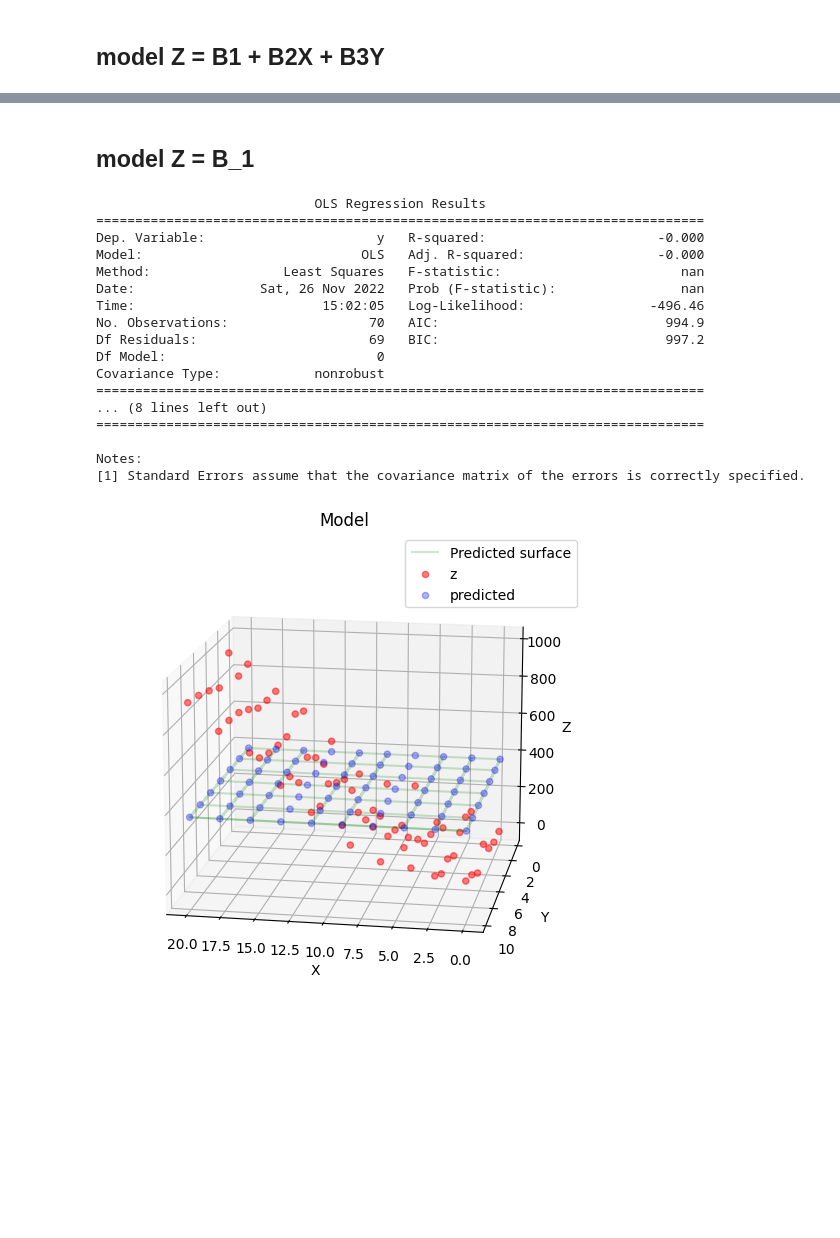
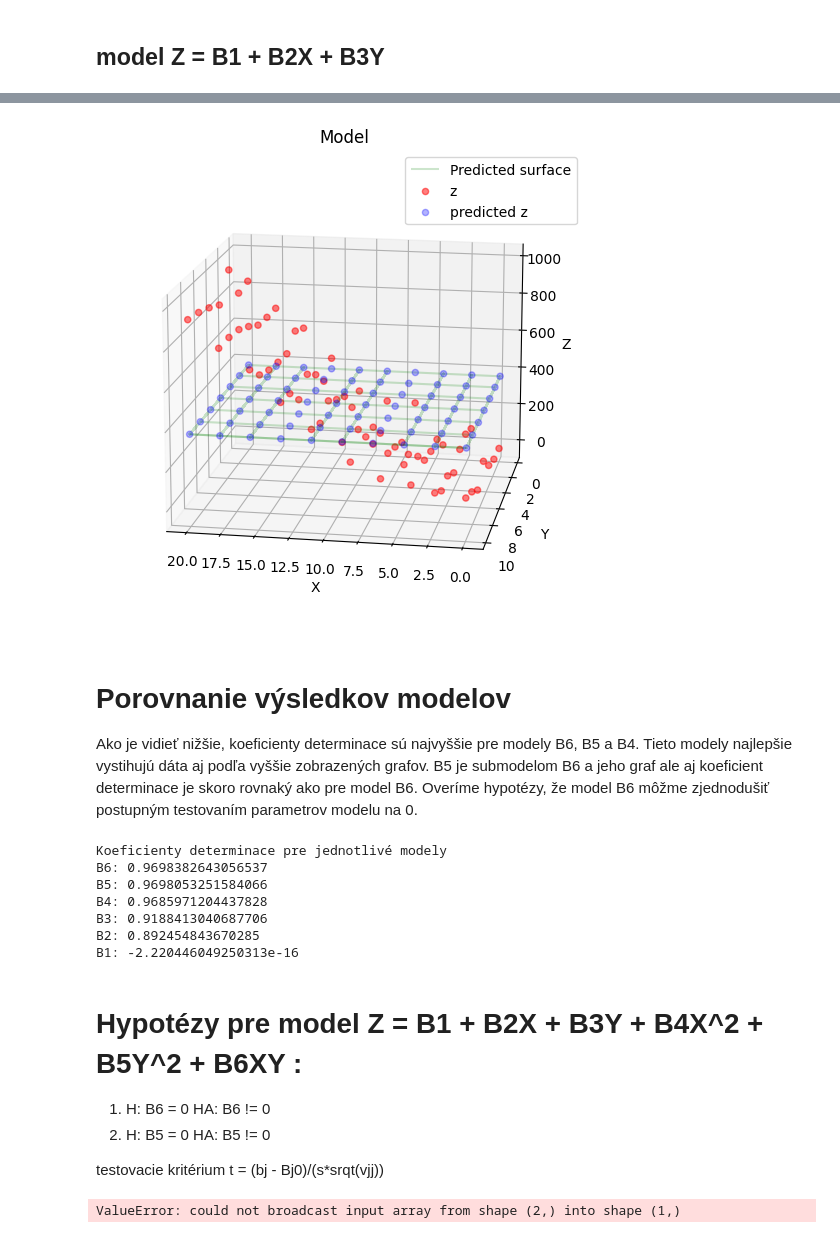
Before and after one commit to dnosko/MSP, a Jupyter notebook: msp.ipynb, the cells around one changed output, grey strips where cells are left out. Cells and saved outputs as stored; diff of their text form; code cells hidden in the pictures; blank space fills up the shorter version.

```diff
--- a/msp.ipynb
+++ b/msp.ipynb
@@ -145,7 +145,8 @@ Notes:
 ## model Z = B1 + B2X + B3Y + B4X^2 + B5Y^2
 # %%
 model_params = lambda x,y : (x,y,x**2,y**2)
-model_B5 = regression(*model_params(X,Y))
+modelB5 = regression(*(X,Y,X**2,Y**2))
+models['B5']=modelB5
 # %% [output]
                             OLS Regression Results
 ==============================================================================
@@ -191,0 +171,4 @@ Notes:
+# %%
+
+modelB4 = regression(*(X,Y,X**2))
+models['B4']=modelB4
@@ -193,7 +195,8 @@ Notes:
 ## model Z = B1 + B2X + B3Y
 # %%
 
-model_B3 = regression(*(X,Y))
+modelB3 = regression(*(X,Y))
+models['B3']=modelB3
 # %% [output]
                             OLS Regression Results
 ==============================================================================
@@ -215,0 +221,3 @@ Notes:
+# %%
+modelB2 = regression((X))
+models['B2']=modelB2
@@ -239,28 +245,38 @@ Notes:
-# %% [markdown]
-## model Z = B_1
 # %%
 F = np.ones_like(X) # vector with ones
-model_B1 = sm.OLS(Z, F).fit()
-print(model_B1.summary())
-z_prediction = model_B1.predict(F)
+modelB1 = sm.OLS(Z, F).fit()
+#print(modelB1.summary())
+z_prediction = modelB1.predict(F)
 z_prediction=np.expand_dims(z_prediction,axis=0)
-plot_model(model_B1, z_prediction)
+plot_model(modelB1, z_prediction)
+models['B1']=modelB1
 # %% [output]
-                            OLS Regression Results
-==============================================================================
-Dep. Variable:                      y   R-squared:                      -0.000
-Model:                            OLS   Adj. R-squared:                 -0.000
-Method:                 Least Squares   F-statistic:                       nan
-Date:                Sat, 26 Nov 2022   Prob (F-statistic):                nan
-Time:                        15:02:05   Log-Likelihood:                -496.46
-No. Observations:                  70   AIC:                             994.9
-Df Residuals:                      69   BIC:                             997.2
-Df Model:                           0
-Covariance Type:            nonrobust
-==============================================================================
-... (8 lines left out)
-==============================================================================
-
-Notes:
-[1] Standard Errors assume that the covariance matrix of the errors is correctly specified.
-[figure, old version]
+[figure, new version]
+# %% [markdown]
+# Porovnanie výsledkov modelov
+Ako je vidieť nižšie, koeficienty determinace sú najvyššie pre modely B6, B5 a B4. Tieto modely najlepšie vystihujú dáta aj podľa vyššie zobrazených grafov. B5 je submodelom B6 a jeho graf ale aj koeficient determinace je skoro rovnaký ako pre model B6. Overíme hypotézy, že model B6 môžme zjednodušiť postupným testovaním parametrov modelu na 0.
+# %%
+print('Koeficienty determinace pre jednotlivé modely')
+for k, model in models.items():
+    print(f"{k}: { model.rsquared}")
+# %% [output]
+Koeficienty determinace pre jednotlivé modely
+B6: 0.9698382643056537
+B5: 0.9698053251584066
+B4: 0.9685971204437828
+B3: 0.9188413040687706
+B2: 0.892454843670285
+B1: -2.220446049250313e-16
+# %% [markdown]
+# Hypotézy pre model Z = B1 + B2X + B3Y + B4X^2 + B5Y^2 + B6XY :
+1. H: B6 = 0 HA: B6 != 0
+2. H: B5 = 0 HA: B5 != 0
+
+testovacie kritérium t = (bj - Bj0)/(s*srqt(vjj))
+# %%
+r = np.zeros_like(models['B6'].params)
+r[4:] = [1,-1]
+T_test = models['B6'].t_test(r)
+print(T_test)
+# %% [output]
+ValueError: could not broadcast input array from shape (2,) into shape (1,)
```
Also changed, not shown: parts of 13 cells of this notebook.
